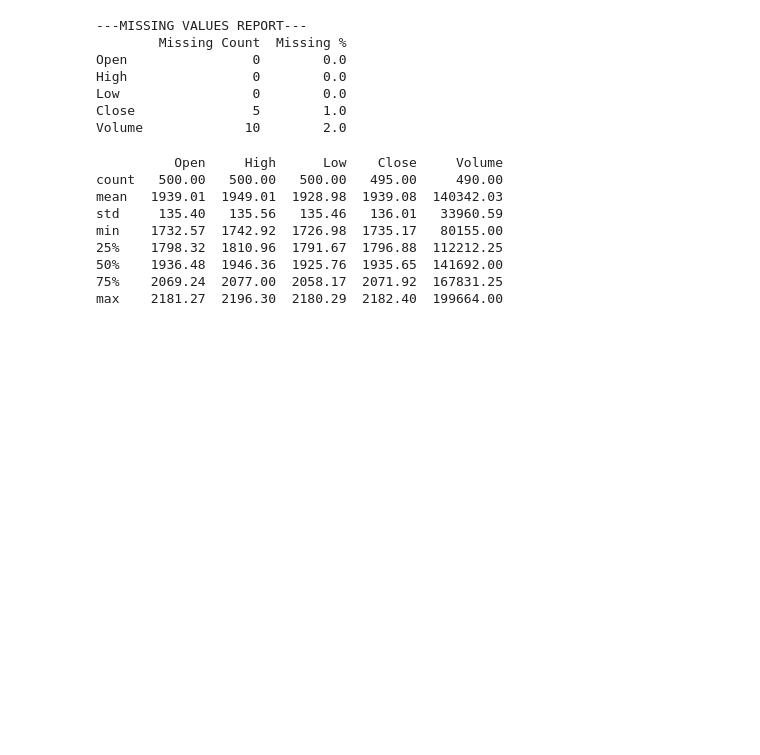
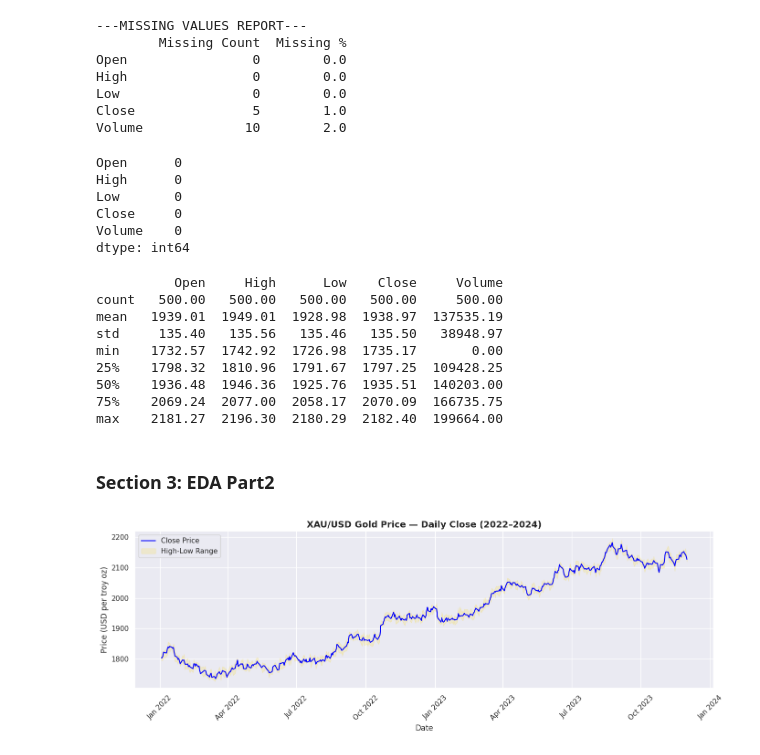
Before and after one commit to arapkorir1/ml-mastery-portfolio, a Jupyter notebook: notebooks/01_Phase1_XAUUSD_Regression.ipynb, the cells around one changed output. Saved outputs shown, nothing was run; the diff lists cells and outputs as text; code cells hidden in the pictures; blank space fills up the shorter version.

```diff
--- a/notebooks/01_Phase1_XAUUSD_Regression.ipynb
+++ b/notebooks/01_Phase1_XAUUSD_Regression.ipynb
@@ -83,15 +83,49 @@ High                0        0.0
 Low                 0        0.0
 Close               5        1.0
 Volume             10        2.0
+# %%
+#Filling missing Close values using linear interpolation
+df['Close']=df['Close'].interpolate(method='linear')
+#Filling missing volumes using rollling mean
+df['Volume']=df['Volume'].fillna(df['Volume'].rolling(5).mean())
+df['Volume']=df['Volume'].fillna(0)
+# %%
+df.isnull().sum()
+# %% [output]
+Open      0
+High      0
+Low       0
+Close     0
+Volume    0
+dtype: int64
 # %%
 print(df.describe().round(2))
 # %% [output]
           Open     High      Low    Close     Volume
-count   500.00   500.00   500.00   495.00     490.00
-mean   1939.01  1949.01  1928.98  1939.08  140342.03
-std     135.40   135.56   135.46   136.01   33960.59
-min    1732.57  1742.92  1726.98  1735.17   80155.00
-25%    1798.32  1810.96  1791.67  1796.88  112212.25
-50%    1936.48  1946.36  1925.76  1935.65  141692.00
-75%    2069.24  2077.00  2058.17  2071.92  167831.25
+count   500.00   500.00   500.00   500.00     500.00
+mean   1939.01  1949.01  1928.98  1938.97  137535.19
+std     135.40   135.56   135.46   135.50   38948.97
+min    1732.57  1742.92  1726.98  1735.17       0.00
+25%    1798.32  1810.96  1791.67  1797.25  109428.25
+50%    1936.48  1946.36  1925.76  1935.51  140203.00
+75%    2069.24  2077.00  2058.17  2070.09  166735.75
 max    2181.27  2196.30  2180.29  2182.40  199664.00
+# %% [markdown]
+### **Section  3: EDA Part2**
+# %%
+#Chart 1: Price over time - time series plot
+fig, ax = plt.subplots(figsize=(14, 5))
+
+ax.plot(df.index, df['Close'], color='blue', linewidth=1.5, label='Close Price')
+ax.fill_between(df.index, df['Low'], df['High'], alpha=0.15, color='gold', label='High-Low Range')
+
+ax.set_title('XAU/USD Gold Price — Daily Close (2022–2024)', fontsize=14, fontweight='bold')
+ax.set_xlabel('Date')
+ax.set_ylabel('Price (USD per troy oz)')
+ax.legend()
+ax.xaxis.set_major_formatter(mdates.DateFormatter('%b %Y'))
+plt.xticks(rotation=45)
+plt.tight_layout()
+plt.show()
+# %% [output]
+[figure, added]
```
Also changed, not shown: parts of 4 cells of this notebook.
